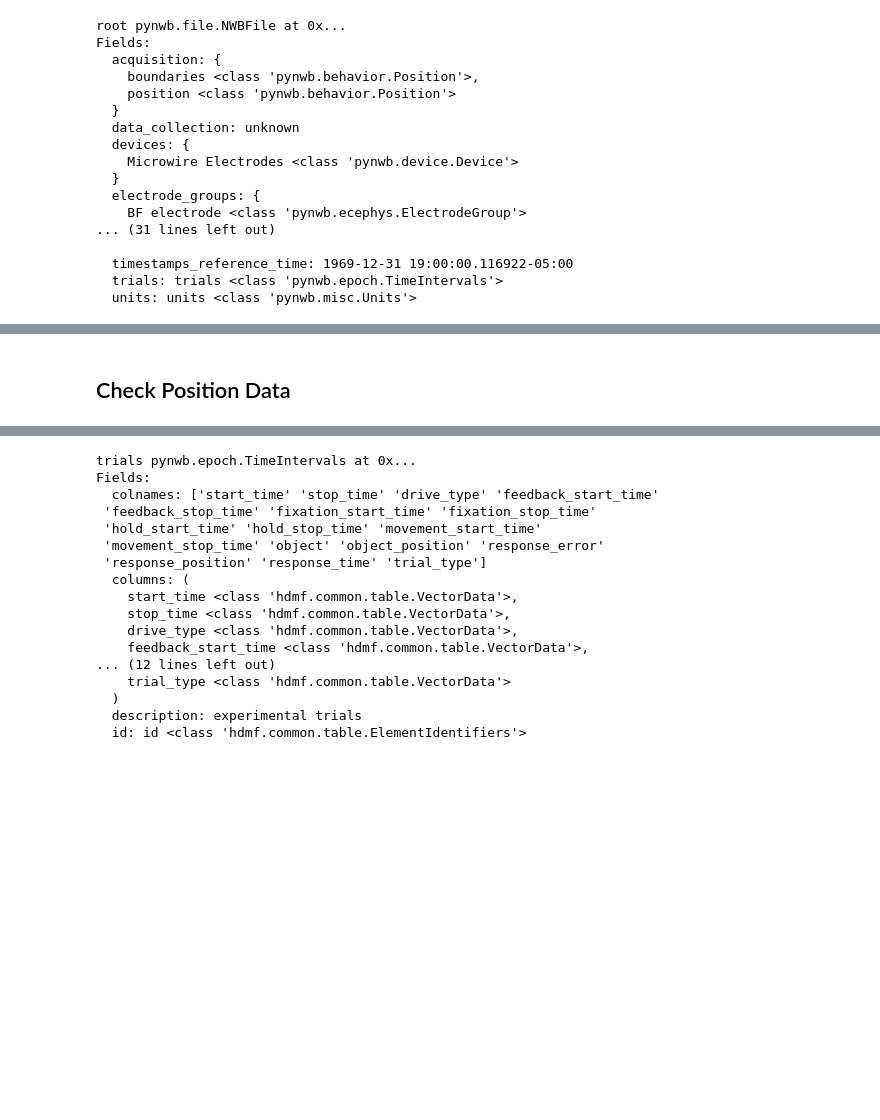
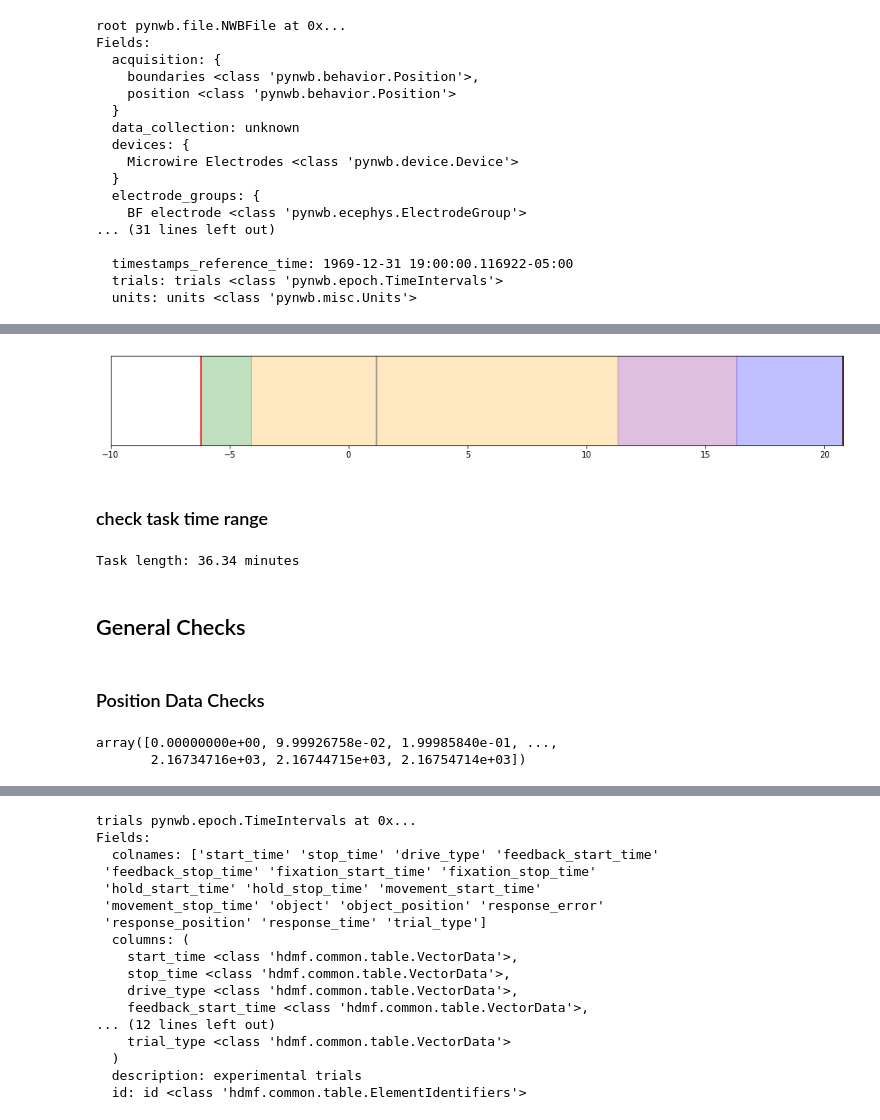
Before and after one commit to HSNPipeline/AnalyzeTrain, a Jupyter notebook: notebooks/00-DataChecks.ipynb, the cells around one changed output, grey strips where cells are left out. Cells and saved outputs as stored; diff of their text form; code cells hidden in the pictures; blank space fills up the shorter version.

```diff
--- a/notebooks/00-DataChecks.ipynb
+++ b/notebooks/00-DataChecks.ipynb
@@ -55,8 +109,35 @@ Fields:
+# %%
+# Plot the task structure for 1 trial
+plot_task_structure(nwbfile.trials, xlim=[-10, nwbfile.trials.stop_time[0]])
+# %% [output]
+[figure, added]
+# %% [markdown]
+### check task time range
+# %%
+# Set start and stop time of the task (note that 0 is task start time)
+task_range = [nwbfile.trials.start_time[0], nwbfile.trials.stop_time[-1]]
+
+# Compute the task length, in minutes
+task_len = convert_sec_to_min(task_range[1])
+
+# Check the task / recording length, based on unit time
+print('Task length: {:1.2f} minutes'.format(task_len))
+# %% [output]
+Task length: 36.34 minutes
 # %% [markdown]
-## Check Position Data
+## General Checks
+# %% [markdown]
+### Position Data Checks
 # %%
 # Grab the position data
 pos = nwbfile.acquisition['position']['player_position']
+# %%
+ptimes = pos.timestamps[:]
+positions = pos.data[:]
+ptimes
+# %% [output]
+array([0.00000000e+00, 9.99926758e-02, 1.99985840e-01, ...,
+       2.16734716e+03, 2.16744715e+03, 2.16754714e+03])
 # %%
 # Plot position across time
 plot_position_by_time(pos.timestamps[:], pos.data[:], alpha=0.85, figsize=(15, 4))
```
Also changed, not shown: parts of 41 cells of this notebook.
